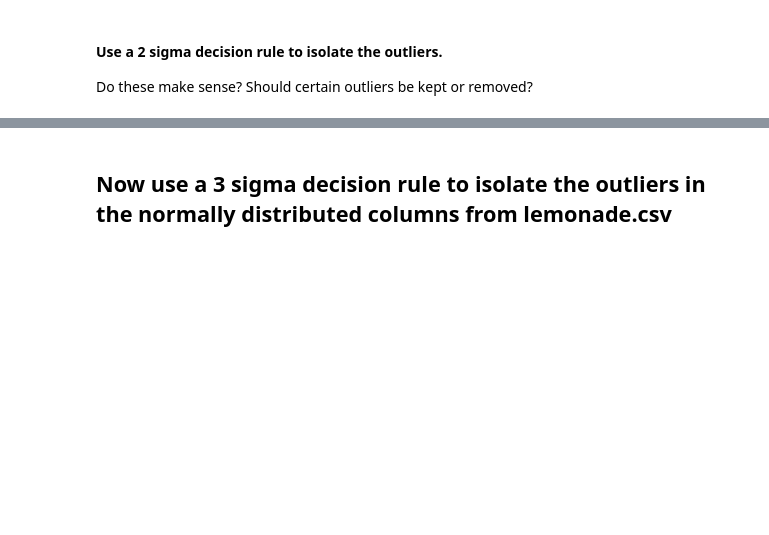
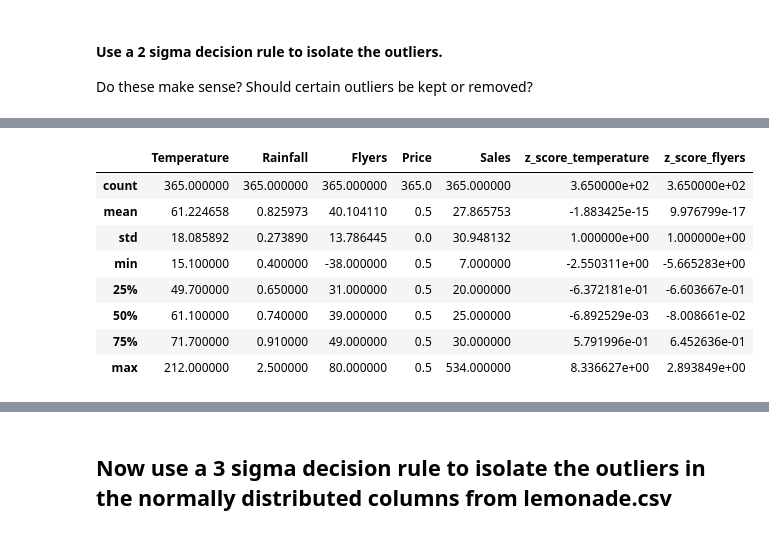
Before and after one commit to jeffakins/anomaly-detection-exercises, a Jupyter notebook: continuous_probabilistic_methods.ipynb, the cells around one changed output, grey strips where cells are left out. Saved outputs shown, nothing was run; the diff lists cells and outputs as text; code cells hidden in the pictures; blank space fills up the shorter version.

```diff
--- a/continuous_probabilistic_methods.ipynb
+++ b/continuous_probabilistic_methods.ipynb
@@ -236,0 +240,12 @@ Should certain outliers be kept or removed?
+# %%
+lemonade.describe()
+# %% [output]
+|  | Temperature | Rainfall | Flyers | Price | Sales | z_score_temperature | z_score_flyers |
+| count | 365.000000 | 365.000000 | 365.000000 | 365.0 | 365.000000 | 3.650000e+02 | 3.650000e+02 |
+| mean | 61.224658 | 0.825973 | 40.104110 | 0.5 | 27.865753 | -1.883425e-15 | 9.976799e-17 |
+| std | 18.085892 | 0.273890 | 13.786445 | 0.0 | 30.948132 | 1.000000e+00 | 1.000000e+00 |
+| min | 15.100000 | 0.400000 | -38.000000 | 0.5 | 7.000000 | -2.550311e+00 | -5.665283e+00 |
+| 25% | 49.700000 | 0.650000 | 31.000000 | 0.5 | 20.000000 | -6.372181e-01 | -6.603667e-01 |
+| 50% | 61.100000 | 0.740000 | 39.000000 | 0.5 | 25.000000 | -6.892529e-03 | -8.008661e-02 |
+| 75% | 71.700000 | 0.910000 | 49.000000 | 0.5 | 30.000000 | 5.791996e-01 | 6.452636e-01 |
+| max | 212.000000 | 2.500000 | 80.000000 | 0.5 | 534.000000 | 8.336627e+00 | 2.893849e+00 |
```
Also changed, not shown: parts of 15 cells of this notebook, 1 other file.
